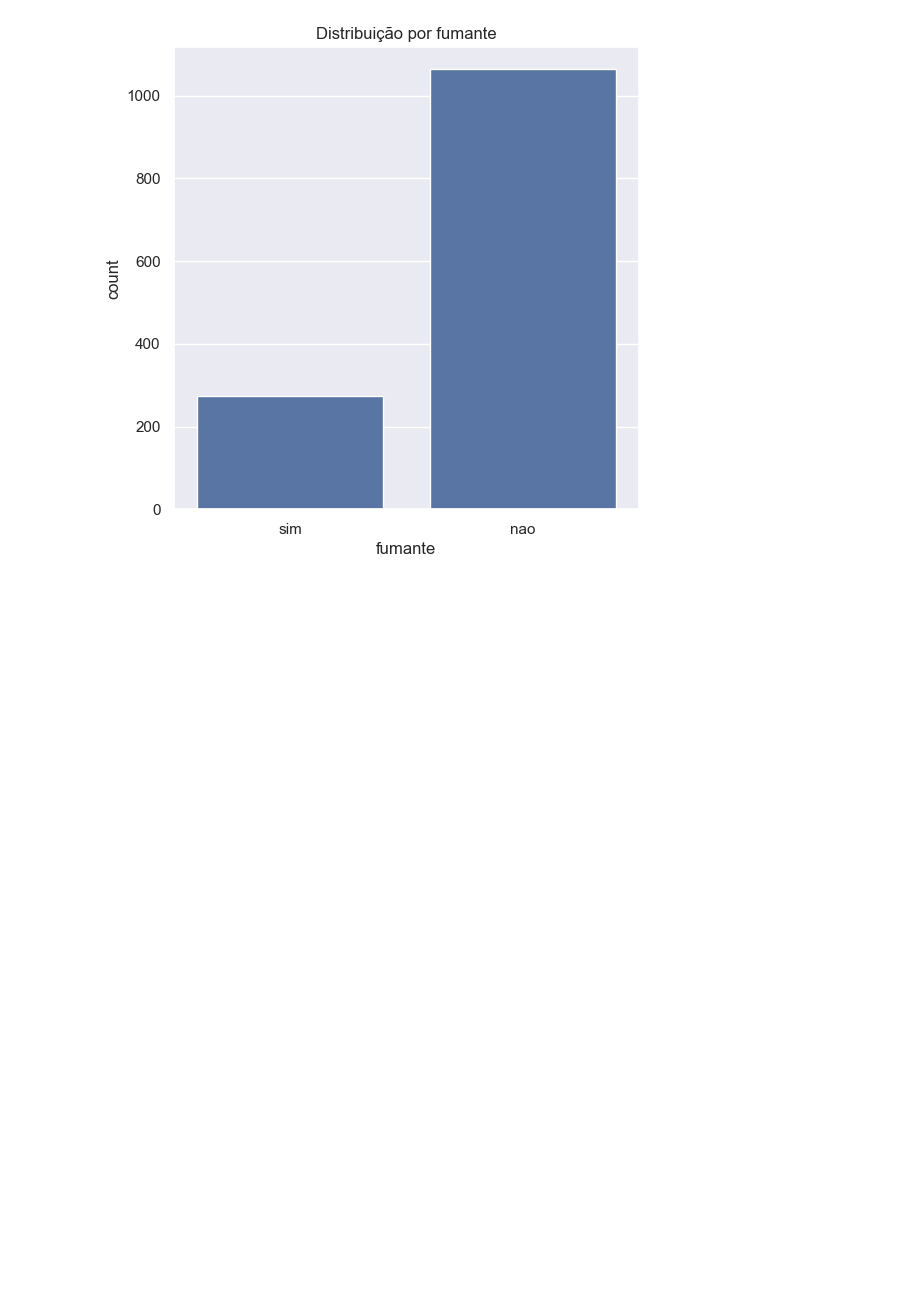
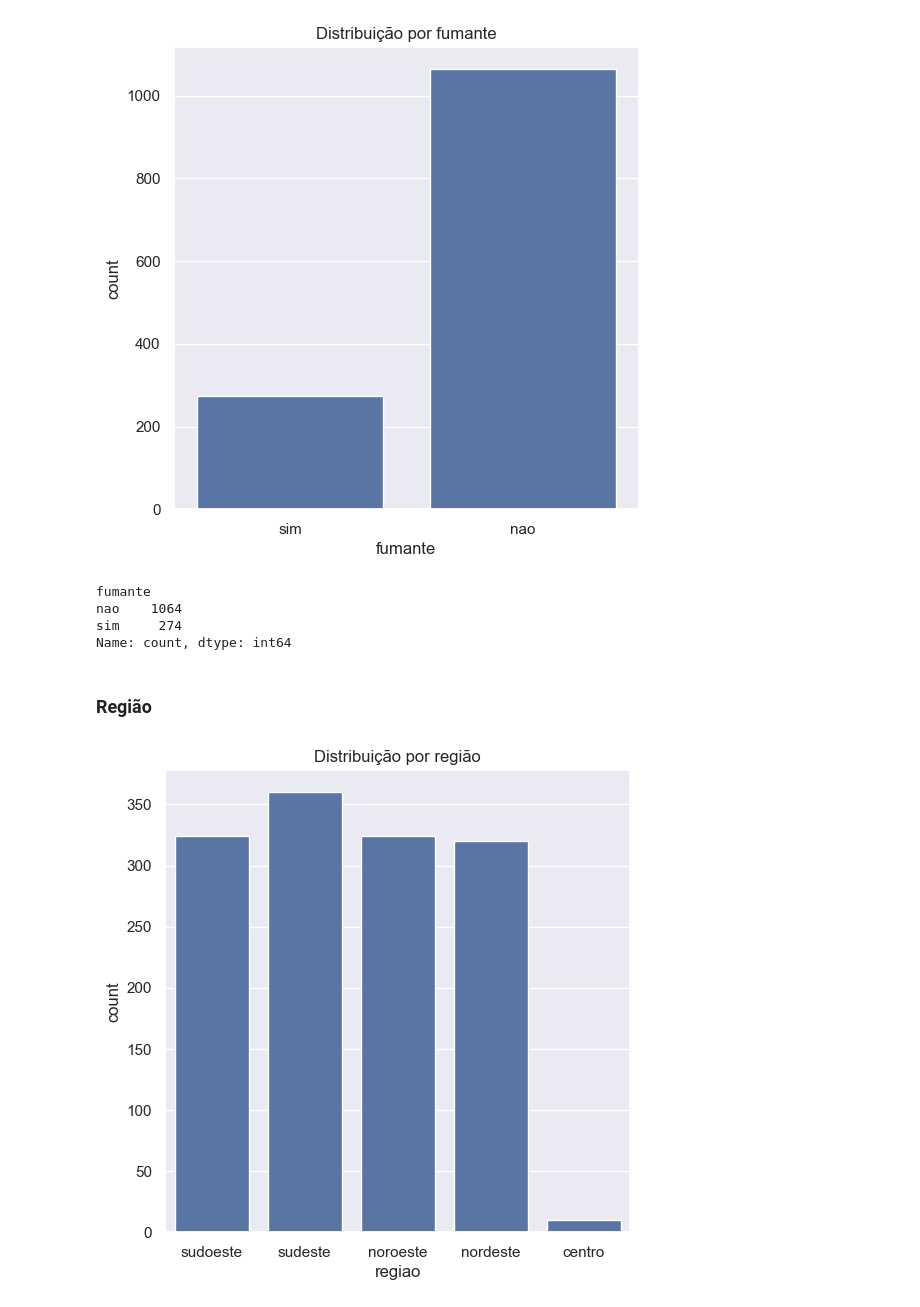
Before and after one commit to WilliamYizima/POS-4IADT, a Jupyter notebook: V1-Project-001.ipynb, the cells around one changed output. Saved outputs shown, nothing was run; the diff lists cells and outputs as text; code cells hidden in the pictures; blank space fills up the shorter version.

```diff
--- a/V1-Project-001.ipynb
+++ b/V1-Project-001.ipynb
@@ -327,3 +341,20 @@ plt.title('Distribuição por fumante')
 plt.show()
 # %% [output]
 [figure]
+# %%
+insurance_dataset['fumante'].value_counts()
+# %% [output]
+fumante
+nao    1064
+sim     274
+Name: count, dtype: int64
+# %% [markdown]
+### Região
+# %%
+# região
+plt.figure(figsize=(6,6))
+sns.countplot(x='regiao', data=insurance_dataset)
+plt.title('Distribuição por região')
+plt.show()
+# %% [output]
+[figure, added]
```
Also changed, not shown: parts of 53 cells of this notebook, 2 other files.
